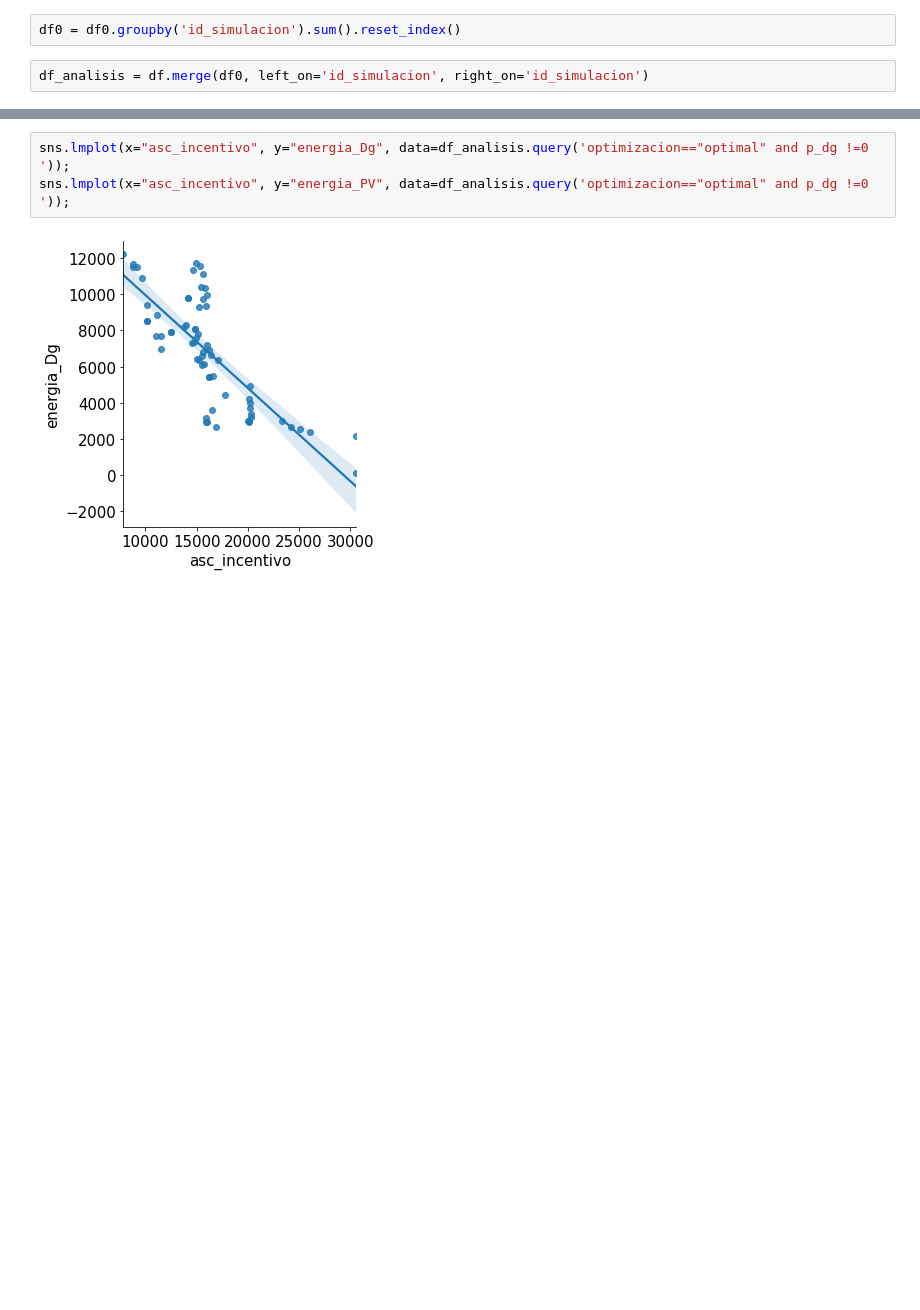
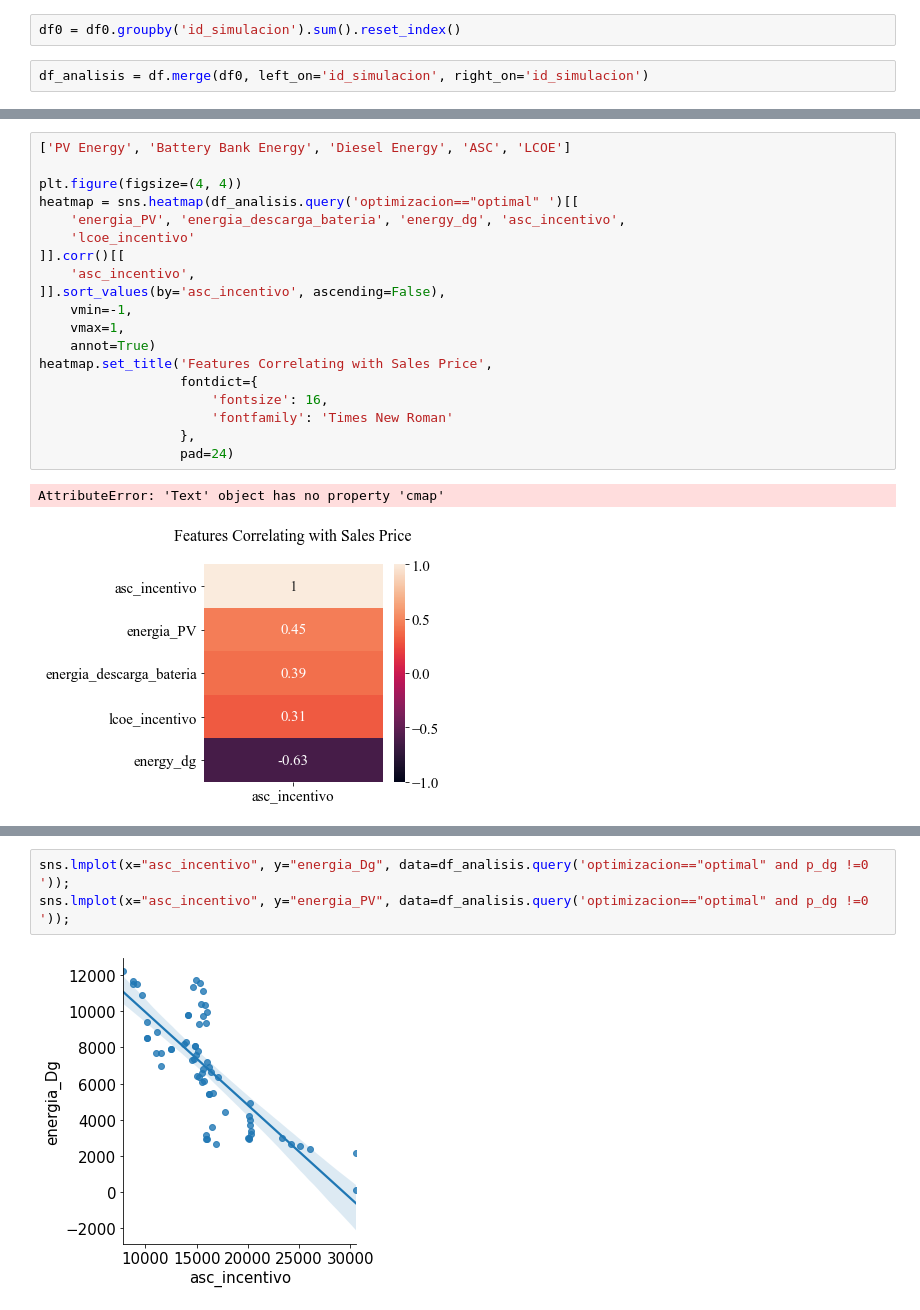
Before and after one commit to WRopero/dimensionamiento_microrred, a Jupyter notebook: preguntas_investigacion.ipynb, the cells around one changed output, grey strips where cells are left out. Saved outputs shown, nothing was run; the diff lists cells and outputs as text; blank space fills up the shorter version.

```diff
--- a/preguntas_investigacion.ipynb
+++ b/preguntas_investigacion.ipynb
@@ -89,0 +121,22 @@ Index(['id_simulacion', 'n_pv', 'n_dg', 'p_dg', 'min_dg', 'efi_dg', 'lpsp',
+# %%
+['PV Energy', 'Battery Bank Energy', 'Diesel Energy', 'ASC', 'LCOE']
+
+plt.figure(figsize=(4, 4))
+heatmap = sns.heatmap(df_analisis.query('optimizacion=="optimal" ')[[
+    'energia_PV', 'energia_descarga_bateria', 'energy_dg', 'asc_incentivo',
+    'lcoe_incentivo'
+]].corr()[[
+    'asc_incentivo',
+]].sort_values(by='asc_incentivo', ascending=False),
+    vmin=-1,
+    vmax=1,
+    annot=True)
+heatmap.set_title('Features Correlating with Sales Price',
+                  fontdict={
+                      'fontsize': 16,
+                      'fontfamily': 'Times New Roman'
+                  },
+                  pad=24)
+# %% [output]
+AttributeError: 'Text' object has no property 'cmap'
+[figure, added]
```
Also changed, not shown: parts of 12 cells of this notebook, 6 other files.
